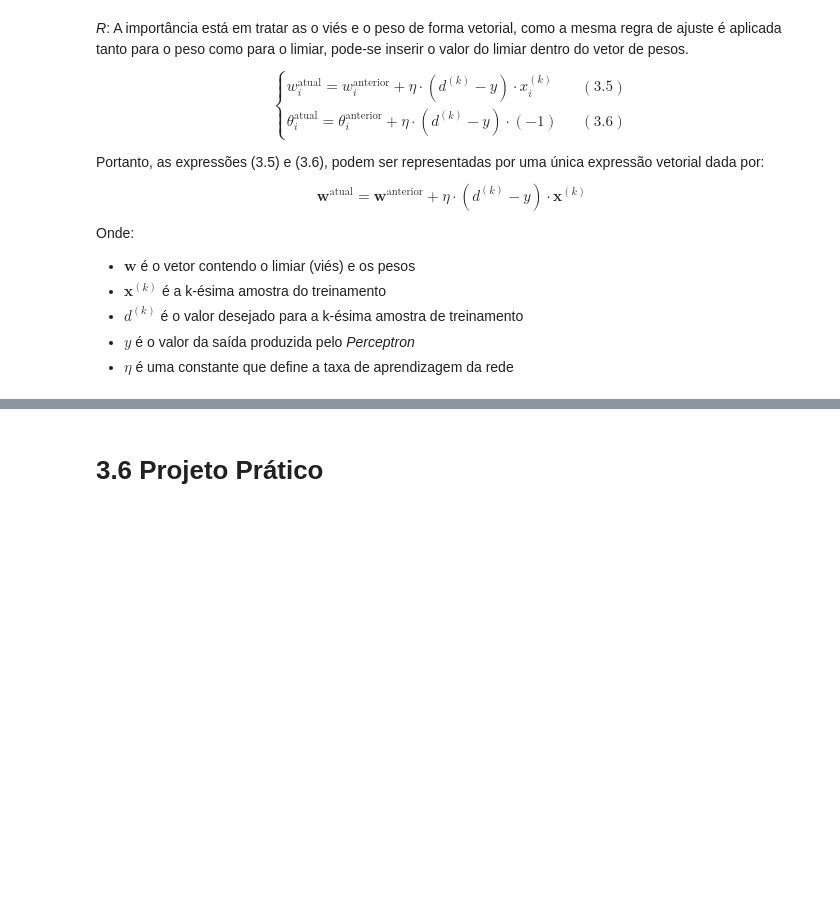
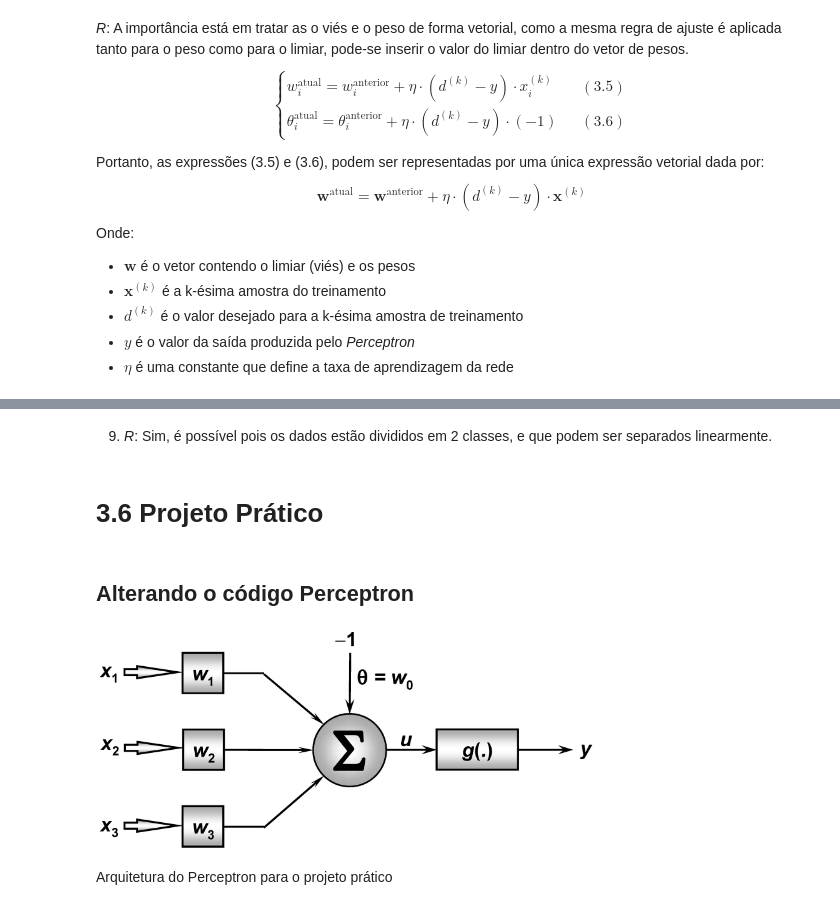
Before and after one commit to jayr0n/redes_neurais, a Jupyter notebook: rede perceptron/perceptron.ipynb, the cells around one changed output, grey strips where cells are left out. Drawn from its saved outputs; the diff is of its cells as text; code cells hidden in the pictures; blank space fills up the shorter version.

```diff
--- a/rede perceptron/perceptron.ipynb
+++ b/rede perceptron/perceptron.ipynb
@@ -119,2 +121,4 @@ Onde:
+# %% [markdown]
+9) *R*: Sim, é possível pois os dados estão divididos em 2 classes, e que podem ser separados linearmente.
 # %% [markdown]
 # 3.6 Projeto Prático
@@ -120,0 +129,9 @@ Onde:
+# %% [markdown]
+## Alterando o código Perceptron
+# %%
+from IPython.display import Image
+Image("./Fig#3.8_RNA.png", width=500)
+# %% [output]
+[figure, added]
+# %% [markdown]
+Arquitetura do Perceptron para o projeto prático
```
Also changed, not shown: parts of 4 cells of this notebook.
